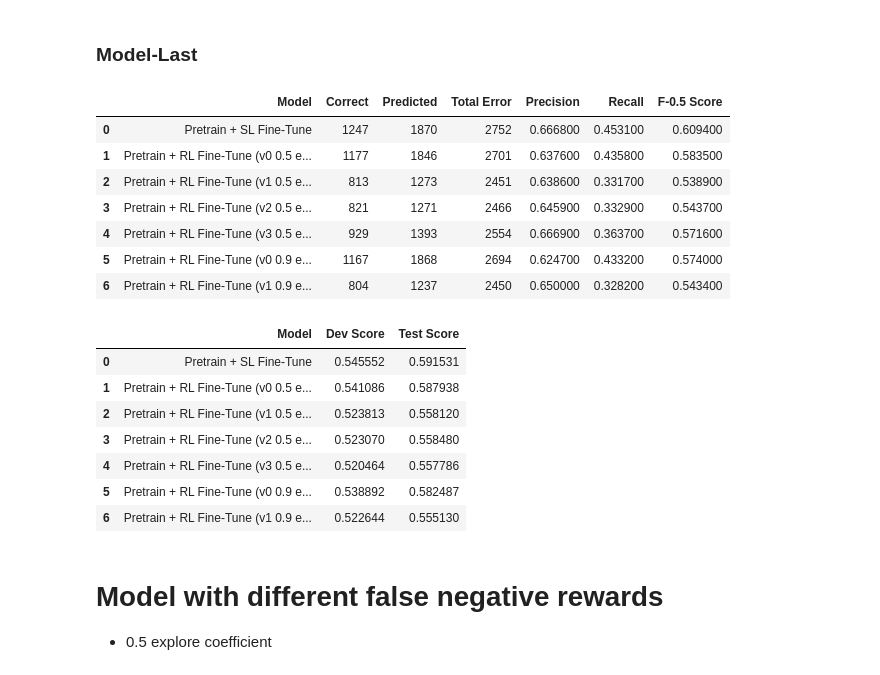
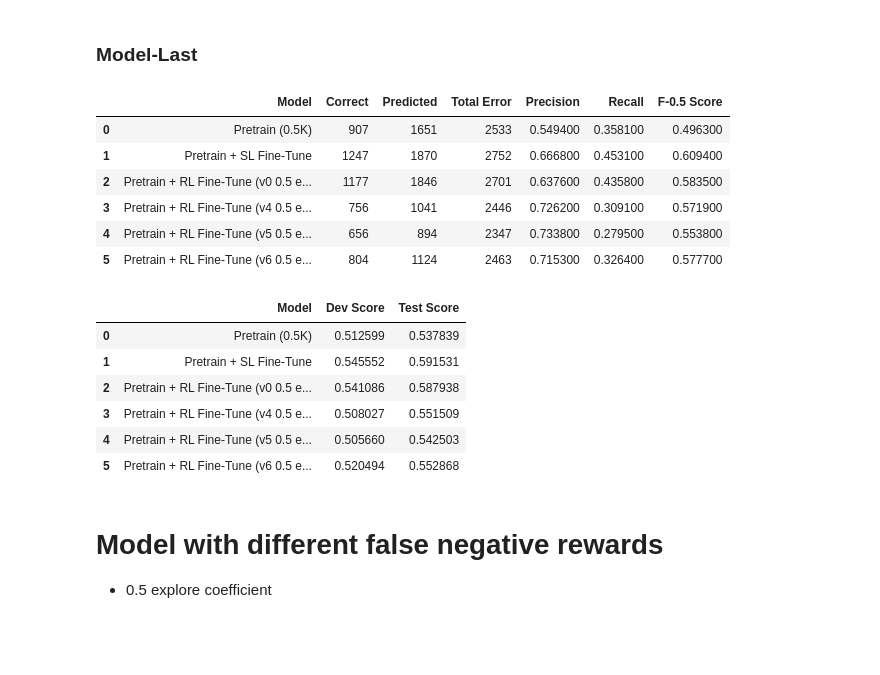
Before and after one commit to RajK853/DRL-GEC, a Jupyter notebook: notebooks/Generate_Score_Report.ipynb, the cells around one changed output. Drawn from its saved outputs; the diff is of its cells as text; code cells hidden in the pictures; blank space fills up the shorter version.

```diff
--- a/notebooks/Generate_Score_Report.ipynb
+++ b/notebooks/Generate_Score_Report.ipynb
@@ -209,34 +215,37 @@ jfleg_df = gen_jfleg_report(model_dict)
 ### Model-Last
 # %%
 model_dict = {
+    "Pretrain (0.5K)": (os.path.abspath("sl_logs/pretrain_synthetic_31:10:2022_09:39/"), "model-best"),
     "Pretrain + SL Fine-Tune": (os.path.abspath("sl_logs/finetune_wi+locness_01:11:2022_12:09/"), "model-best"),
     "Pretrain + RL Fine-Tune (v0 0.5 explore)": (os.path.abspath("pg_logs/finetune_rl_03_11_2022_10:20/"), "model-last"),
-    "Pretrain + RL Fine-Tune (v1 0.5 explore)": (os.path.abspath("pg_logs/finetune_rl_06_11_2022_12:24/"), "model-last"),
-    "Pretrain + RL Fine-Tune (v2 0.5 explore)": (os.path.abspath("pg_logs/finetune_rl_06_11_2022_15:43/"), "model-last"),
-    "Pretrain + RL Fine-Tune (v3 0.5 explore)": (os.path.abspath("pg_logs/finetune_rl_07_11_2022_18:49/"), "model-last"),
-    "Pretrain + RL Fine-Tune (v0 0.9 explore)": (os.path.abspath("pg_logs/finetune_rl_02_11_2022_13:10/"), "model-last"),
-    "Pretrain + RL Fine-Tune (v1 0.9 explore)": (os.path.abspath("pg_logs/finetune_rl_05_11_2022_14:39/"), "model-last"),
+    # "Pretrain + RL Fine-Tune (v1 0.5 explore)": (os.path.abspath("pg_logs/finetune_rl_06_11_2022_12:24/"), "model-last"),
+    # "Pretrain + RL Fine-Tune (v2 0.5 explore)": (os.path.abspath("pg_logs/finetune_rl_06_11_2022_15:43/"), "model-last"),
+    # "Pretrain + RL Fine-Tune (v3 0.5 explore)": (os.path.abspath("pg_logs/finetune_rl_07_11_2022_18:49/"), "model-last"),
+    "Pretrain + RL Fine-Tune (v4 0.5 explore)": (os.path.abspath("pg_logs/finetune_rl_10_11_2022_00:14/"), "model-last"),
+    "Pretrain + RL Fine-Tune (v5 0.5 explore)": (os.path.abspath("pg_logs/finetune_rl_10_11_2022_11:41/"), "model-last"),
+    "Pretrain + RL Fine-Tune (v6 0.5 explore)": (os.path.abspath("pg_logs/finetune_rl_10_11_2022_15:46/"), "model-last"),
+    # "Pretrain + RL Fine-Tune (v0 0.9 explore)": (os.path.abspath("pg_logs/finetune_rl_02_11_2022_13:10/"), "model-last"),
+    # "Pretrain + RL Fine-Tune (v1 0.9 explore)": (os.path.abspath("pg_logs/finetune_rl_05_11_2022_14:39/"), "model-last"),
+    # "Pretrain + RL Fine-Tune (v4 0.75-0.25 explore)": (os.path.abspath("pg_logs/finetune_rl_09_11_2022_12:56/"), "model-last"),
 }
 
 conll_df = gen_conll_report(model_dict)
 jfleg_df = gen_jfleg_report(model_dict)
 # %% [output]
 |  | Model | Correct | Predicted | Total Error | Precision | Recall | F-0.5 Score |
-| 0 | Pretrain + SL Fine-Tune | 1247 | 1870 | 2752 | 0.666800 | 0.453100 | 0.609400 |
-| 1 | Pretrain + RL Fine-Tune (v0 0.5 e... | 1177 | 1846 | 2701 | 0.637600 | 0.435800 | 0.583500 |
-| 2 | Pretrain + RL Fine-Tune (v1 0.5 e... | 813 | 1273 | 2451 | 0.638600 | 0.331700 | 0.538900 |
-| 3 | Pretrain + RL Fine-Tune (v2 0.5 e... | 821 | 1271 | 2466 | 0.645900 | 0.332900 | 0.543700 |
-| 4 | Pretrain + RL Fine-Tune (v3 0.5 e... | 929 | 1393 | 2554 | 0.666900 | 0.363700 | 0.571600 |
-| 5 | Pretrain + RL Fine-Tune (v0 0.9 e... | 1167 | 1868 | 2694 | 0.624700 | 0.433200 | 0.574000 |
-| 6 | Pretrain + RL Fine-Tune (v1 0.9 e... | 804 | 1237 | 2450 | 0.650000 | 0.328200 | 0.543400 |
+| 0 | Pretrain (0.5K) | 907 | 1651 | 2533 | 0.549400 | 0.358100 | 0.496300 |
+| 1 | Pretrain + SL Fine-Tune | 1247 | 1870 | 2752 | 0.666800 | 0.453100 | 0.609400 |
+| 2 | Pretrain + RL Fine-Tune (v0 0.5 e... | 1177 | 1846 | 2701 | 0.637600 | 0.435800 | 0.583500 |
+| 3 | Pretrain + RL Fine-Tune (v4 0.5 e... | 756 | 1041 | 2446 | 0.726200 | 0.309100 | 0.571900 |
+| 4 | Pretrain + RL Fine-Tune (v5 0.5 e... | 656 | 894 | 2347 | 0.733800 | 0.279500 | 0.553800 |
+| 5 | Pretrain + RL Fine-Tune (v6 0.5 e... | 804 | 1124 | 2463 | 0.715300 | 0.326400 | 0.577700 |
 |  | Model | Dev Score | Test Score |
-| 0 | Pretrain + SL Fine-Tune | 0.545552 | 0.591531 |
-| 1 | Pretrain + RL Fine-Tune (v0 0.5 e... | 0.541086 | 0.587938 |
-| 2 | Pretrain + RL Fine-Tune (v1 0.5 e... | 0.523813 | 0.558120 |
-| 3 | Pretrain + RL Fine-Tune (v2 0.5 e... | 0.523070 | 0.558480 |
-| 4 | Pretrain + RL Fine-Tune (v3 0.5 e... | 0.520464 | 0.557786 |
-| 5 | Pretrain + RL Fine-Tune (v0 0.9 e... | 0.538892 | 0.582487 |
-| 6 | Pretrain + RL Fine-Tune (v1 0.9 e... | 0.522644 | 0.555130 |
+| 0 | Pretrain (0.5K) | 0.512599 | 0.537839 |
+| 1 | Pretrain + SL Fine-Tune | 0.545552 | 0.591531 |
+| 2 | Pretrain + RL Fine-Tune (v0 0.5 e... | 0.541086 | 0.587938 |
+| 3 | Pretrain + RL Fine-Tune (v4 0.5 e... | 0.508027 | 0.551509 |
+| 4 | Pretrain + RL Fine-Tune (v5 0.5 e... | 0.505660 | 0.542503 |
+| 5 | Pretrain + RL Fine-Tune (v6 0.5 e... | 0.520494 | 0.552868 |
 # %% [markdown]
 # Model with different false negative rewards
 
```
Also changed, not shown: parts of 7 cells of this notebook, 4 other files.
